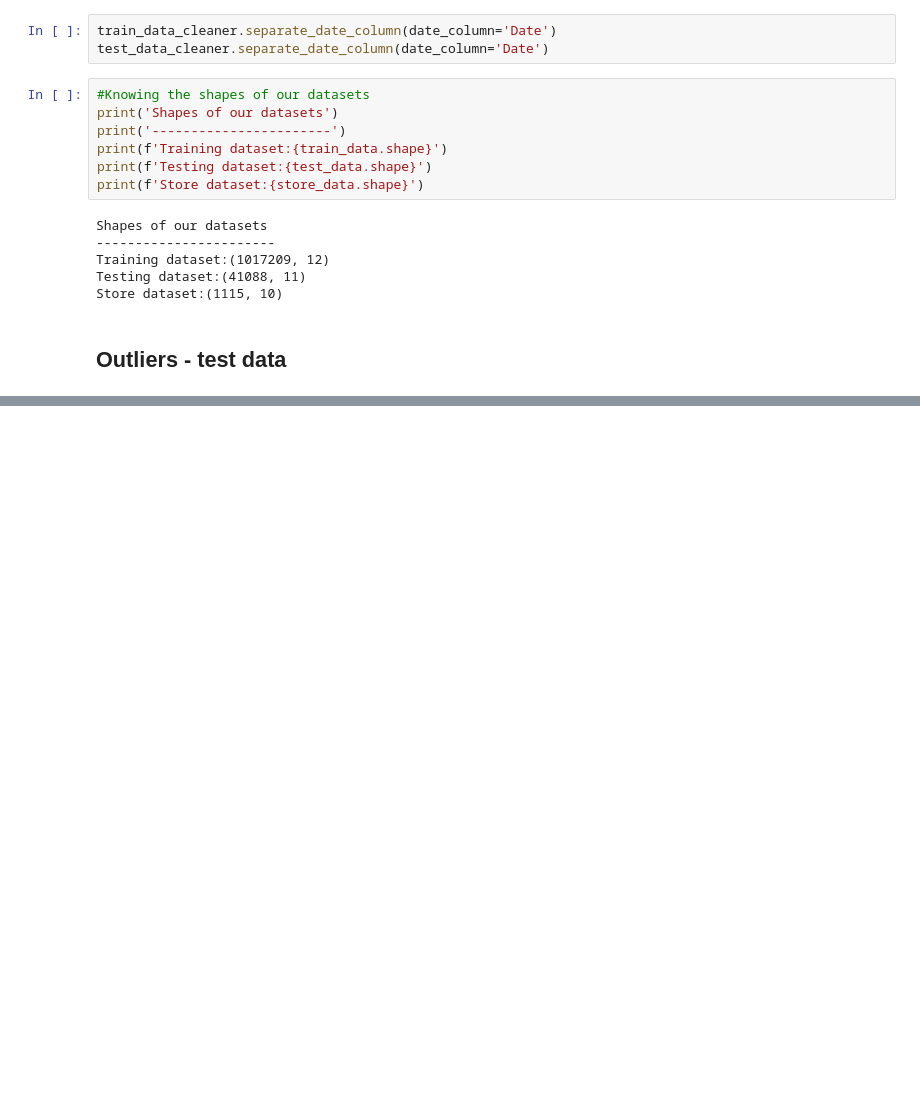
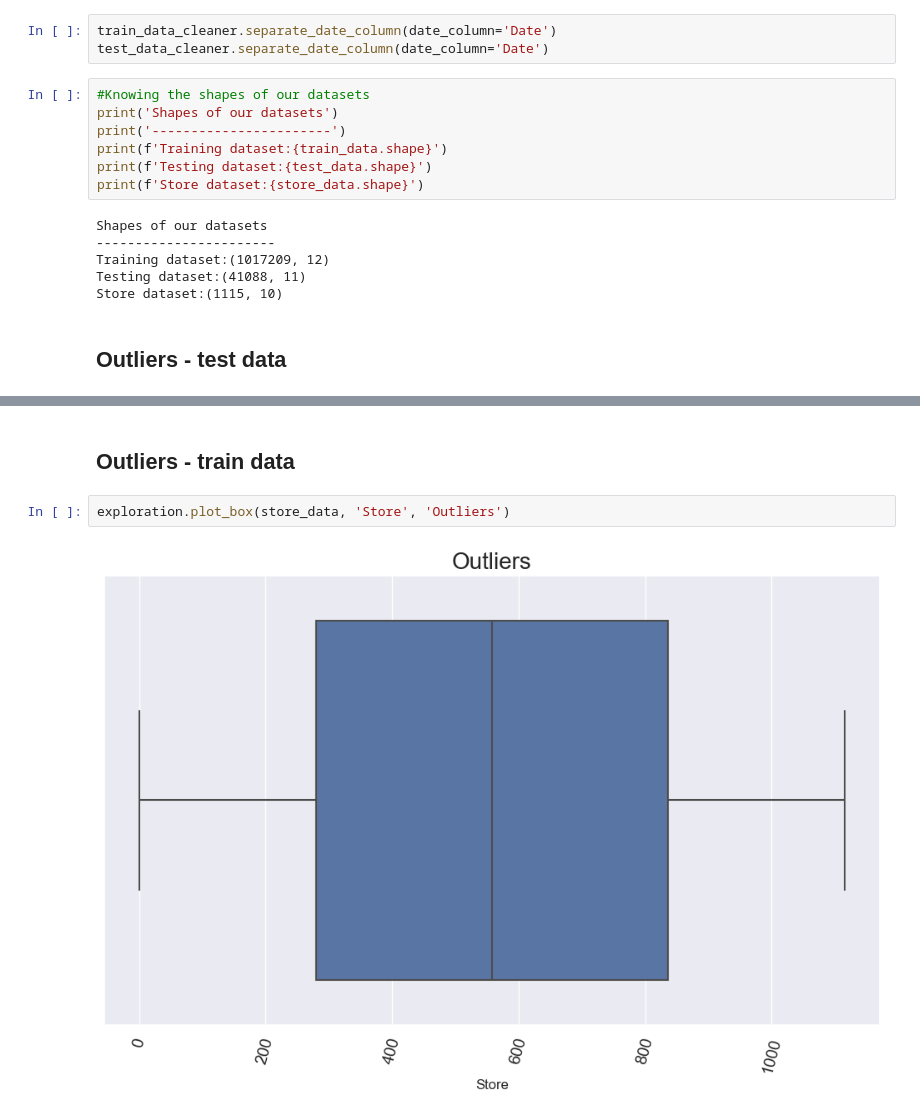
Before and after one commit to HenokD11/SalesPrediction, a Jupyter notebook: notebooks/preprocessing.ipynb, the cells around one changed output, grey strips where cells are left out. Drawn from its saved outputs; the diff is of its cells as text; blank space fills up the shorter version.

```diff
--- a/notebooks/preprocessing.ipynb
+++ b/notebooks/preprocessing.ipynb
@@ -313,0 +323,6 @@ Store dataset:(1115, 10)
+# %% [markdown]
+## Outliers - train data
+# %%
+exploration.plot_box(store_data, 'Store', 'Outliers')
+# %% [output]
+[figure, added]
```
Also changed, not shown: parts of 5 cells of this notebook.
